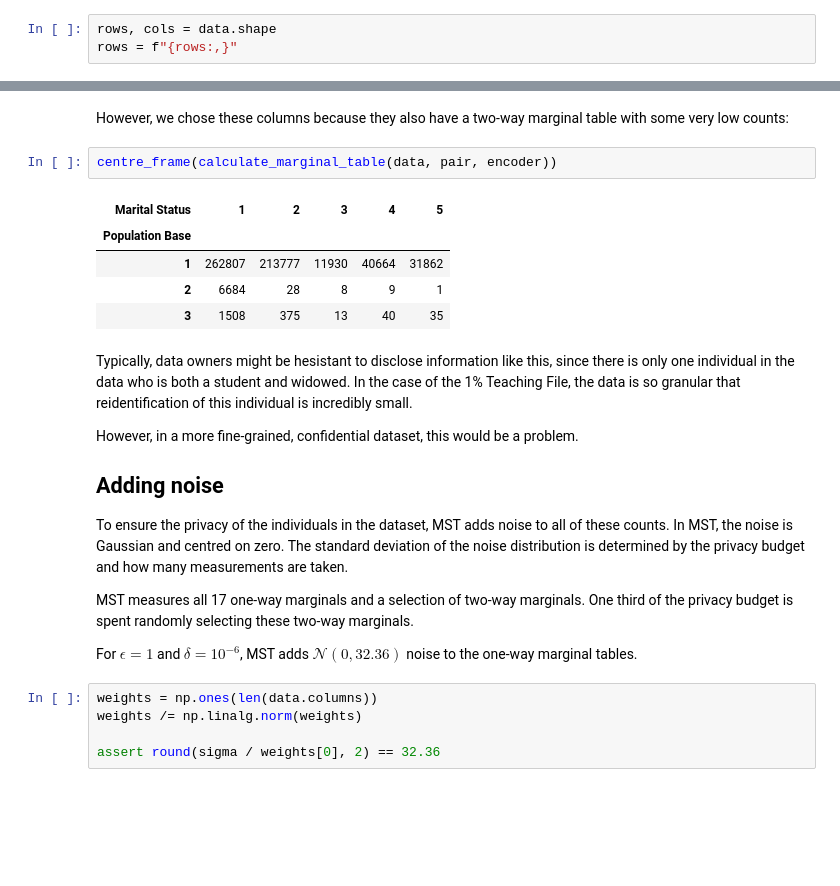
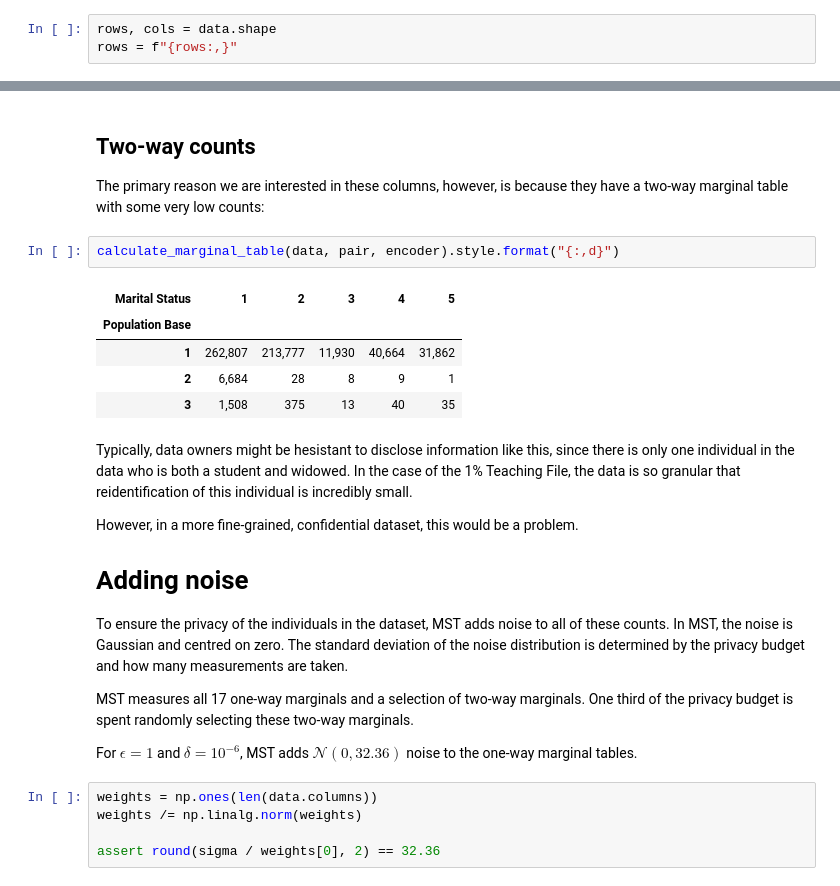
Before and after one commit to datasciencecampus/mst-demo, a Jupyter notebook: main.ipynb, the cells around one changed output, grey strips where cells are left out. Cells and saved outputs as stored; diff of their text form; blank space fills up the shorter version.

```diff
--- a/main.ipynb
+++ b/main.ipynb
@@ -276,13 +319,15 @@ side_by_side(*tables)
 # %% [markdown]
-However, we chose these columns because they also have a two-way marginal table with some very low counts:
+## Two-way counts
+
+The primary reason we are interested in these columns, however, is because they have a two-way marginal table with some very low counts:
 # %%
-centre_frame(calculate_marginal_table(data, pair, encoder))
+calculate_marginal_table(data, pair, encoder).style.format("{:,d}")
 # %% [output]
 | Marital Status | 1 | 2 | 3 | 4 | 5 |
 | Population Base |  |  |  |  |  |
-| 1 | 262807 | 213777 | 11930 | 40664 | 31862 |
-| 2 | 6684 | 28 | 8 | 9 | 1 |
-| 3 | 1508 | 375 | 13 | 40 | 35 |
+| 1 | 262,807 | 213,777 | 11,930 | 40,664 | 31,862 |
+| 2 | 6,684 | 28 | 8 | 9 | 1 |
+| 3 | 1,508 | 375 | 13 | 40 | 35 |
 # %% [markdown]
 Typically, data owners might be hesistant to disclose information like this,
 since there is only one individual in the data who is both a student and widowed.
@@ -290,7 +335,7 @@ In the case of the 1% Teaching File, the data is so granular that reidentificati
 
 However, in a more fine-grained, confidential dataset, this would be a problem.
 
-## Adding noise
+# Adding noise
 
 To ensure the privacy of the individuals in the dataset, MST adds noise to all of these counts.
 In MST, the noise is Gaussian and centred on zero.
```
Also changed, not shown: parts of 25 cells of this notebook.
